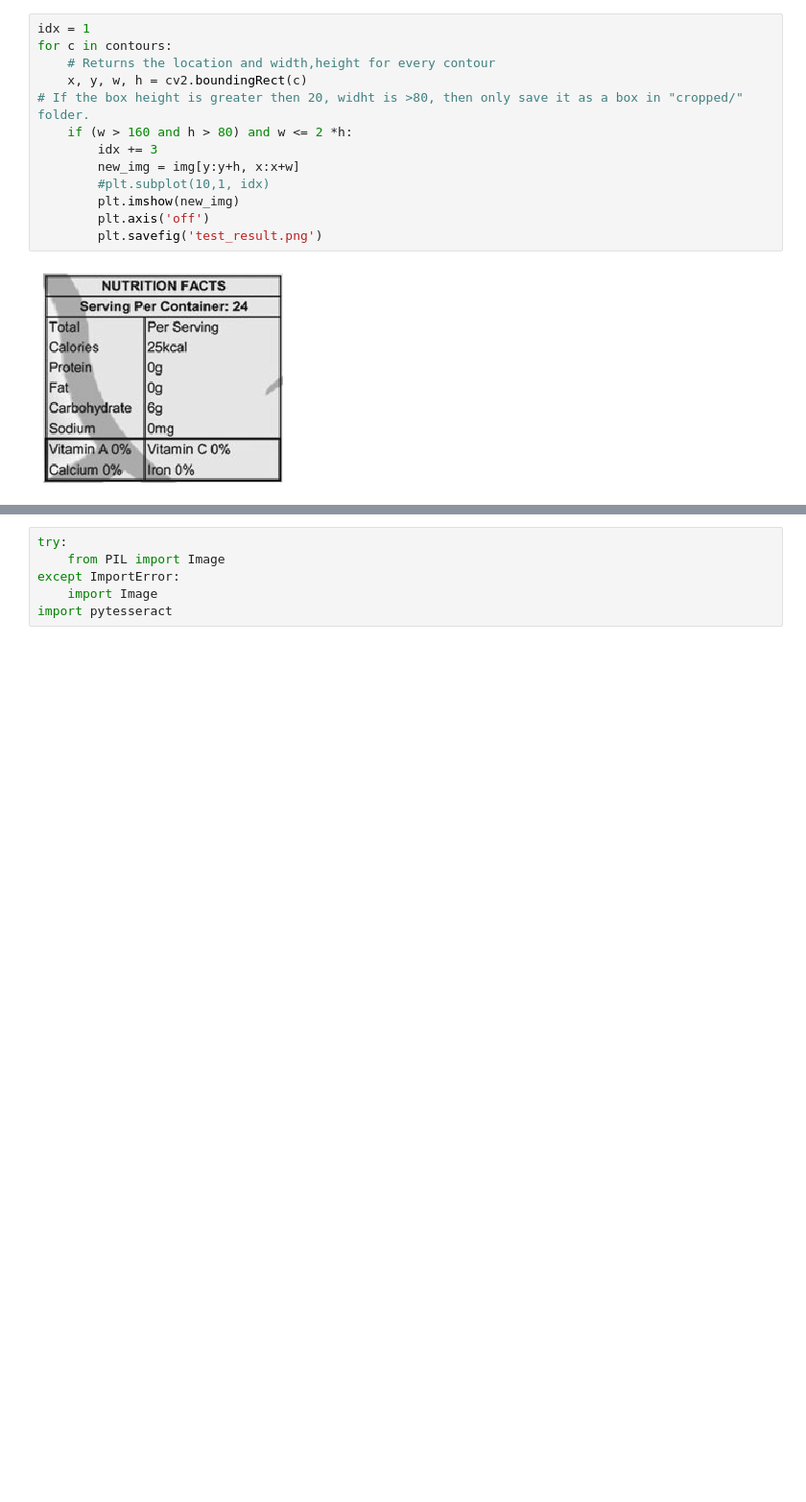
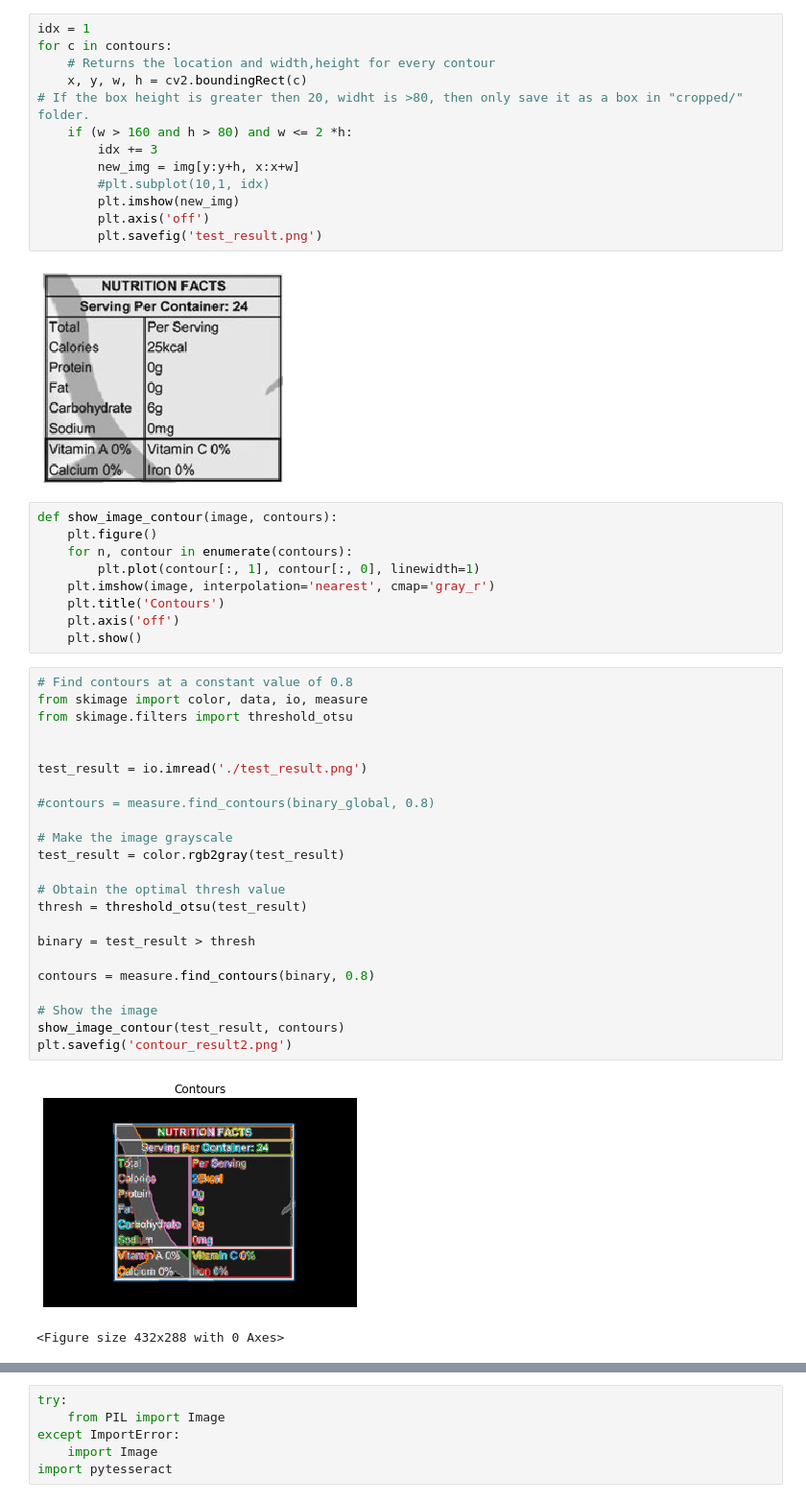
Before and after one commit to oalharb/Datirtion-, a Jupyter notebook: Box_detection_2/Box_detection_2.ipynb, the cells around one changed output, grey strips where cells are left out. Shown at 96% size. Saved outputs shown, nothing was run; the diff lists cells and outputs as text; blank space fills up the shorter version.

```diff
--- a/Box_detection_2/Box_detection_2.ipynb
+++ b/Box_detection_2/Box_detection_2.ipynb
@@ -114,3 +114,38 @@ for c in contours:
         plt.savefig('test_result.png')
 # %% [output]
 [figure]
+# %%
+def show_image_contour(image, contours):
+    plt.figure()
+    for n, contour in enumerate(contours):
+        plt.plot(contour[:, 1], contour[:, 0], linewidth=1)
+    plt.imshow(image, interpolation='nearest', cmap='gray_r')
+    plt.title('Contours')
+    plt.axis('off')
+    plt.show()
+# %%
+# Find contours at a constant value of 0.8
+from skimage import color, data, io, measure
+from skimage.filters import threshold_otsu
+
+
+test_result = io.imread('./test_result.png')
+
+#contours = measure.find_contours(binary_global, 0.8)
+
+# Make the image grayscale
+test_result = color.rgb2gray(test_result)
+
+# Obtain the optimal thresh value
+thresh = threshold_otsu(test_result)
+
+binary = test_result > thresh
+
+contours = measure.find_contours(binary, 0.8)
+
+# Show the image
+show_image_contour(test_result, contours)
+plt.savefig('contour_result2.png')
+# %% [output]
+[figure, added]
+<Figure size 432x288 with 0 Axes>
```
Also changed, not shown: parts of 5 cells of this notebook, 2 other files.
